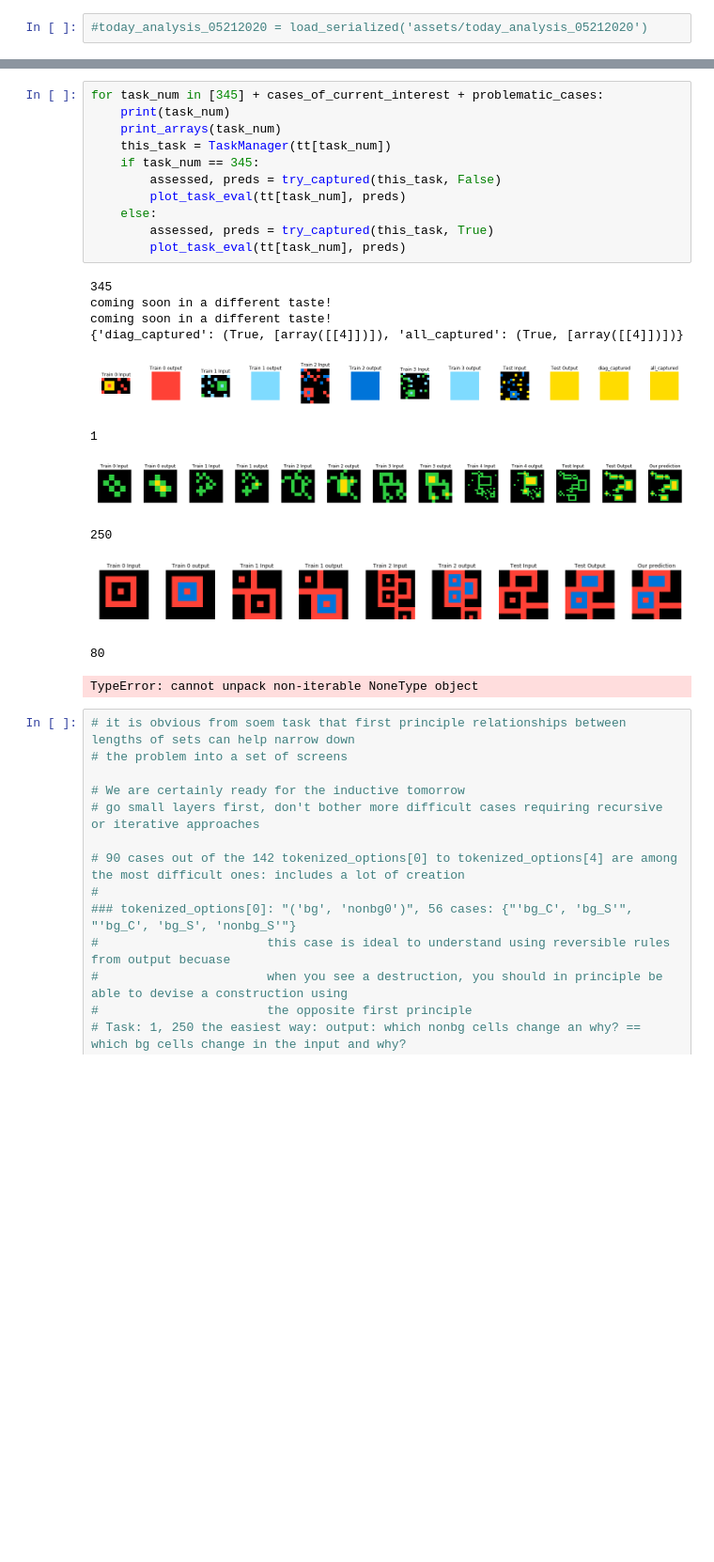
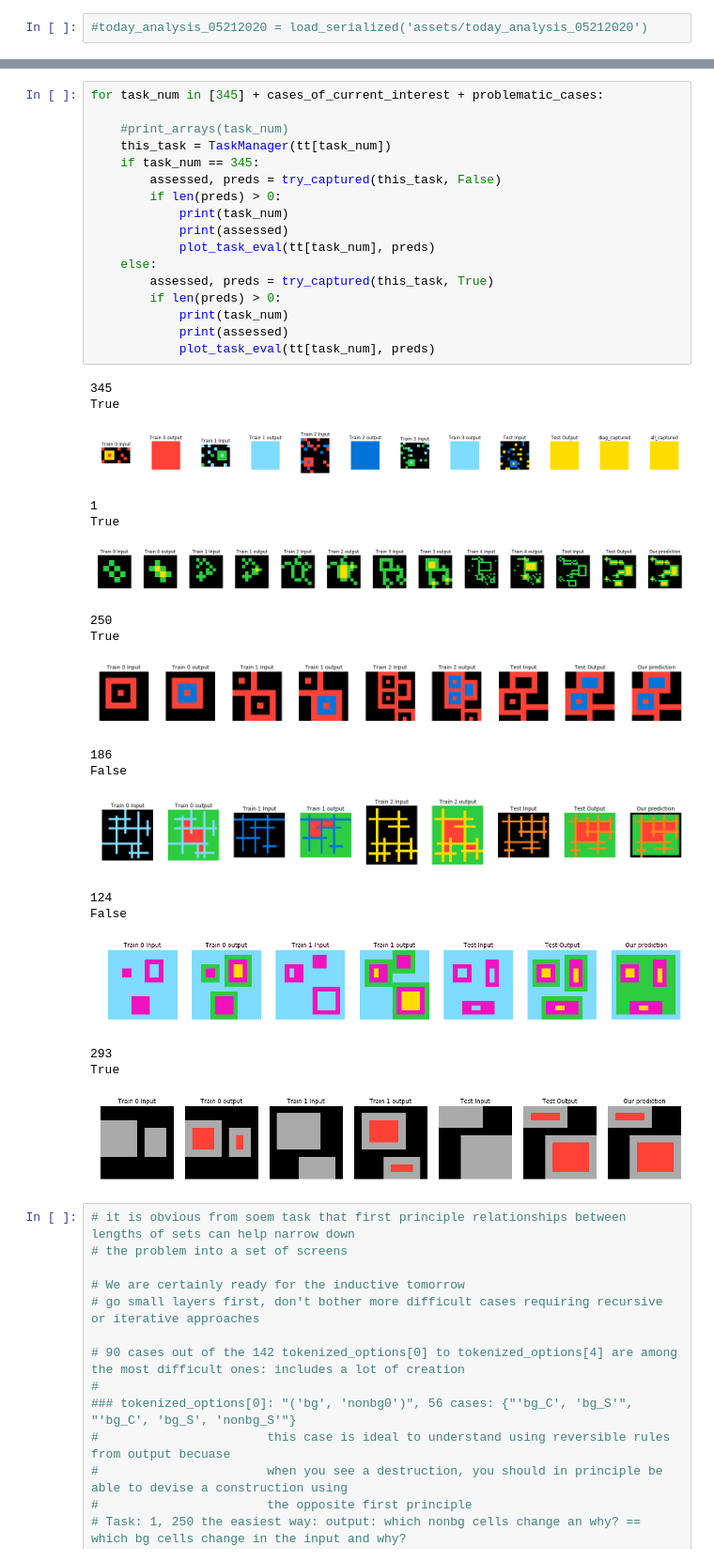
Before and after one commit to hassanshallal/ARCsolver, a Jupyter notebook: ARCSolverV02.ipynb, the cells around one changed output, grey strips where cells are left out. Shown at 94% size. Saved outputs shown, nothing was run; the diff lists cells and outputs as text; blank space fills up the shorter version.

```diff
--- a/ARCSolverV02.ipynb
+++ b/ARCSolverV02.ipynb
@@ -65,26 +105,39 @@ for n in [1]:# + cases_of_current_interest + problematic_cases: #coding_situatio
 # %%
 for task_num in [345] + cases_of_current_interest + problematic_cases:
-    print(task_num)
-    print_arrays(task_num)
+
+    #print_arrays(task_num)
     this_task = TaskManager(tt[task_num])
     if task_num == 345:
         assessed, preds = try_captured(this_task, False)
-        plot_task_eval(tt[task_num], preds)
+        if len(preds) > 0:
+            print(task_num)
+            print(assessed)
+            plot_task_eval(tt[task_num], preds)
     else:
         assessed, preds = try_captured(this_task, True)
-        plot_task_eval(tt[task_num], preds)
+        if len(preds) > 0:
+            print(task_num)
+            print(assessed)
+            plot_task_eval(tt[task_num], preds)
 # %% [output]
 345
-coming soon in a different taste!
-coming soon in a different taste!
-{'diag_captured': (True, [array([[4]])]), 'all_captured': (True, [array([[4]])])}
+True
 [figure]
 1
+True
 [figure]
 250
+True
 [figure]
-80
+186
+False
+[figure, added]
-TypeError: cannot unpack non-iterable NoneType object
+124
+False
+[figure, added]
+293
+True
+[figure, added]
 # %%
 # it is obvious from soem task that first principle relationships between lengths of sets can help narrow down
 # the problem into a set of screens
```
Also changed, not shown: parts of 4 cells of this notebook, 3 other files.
